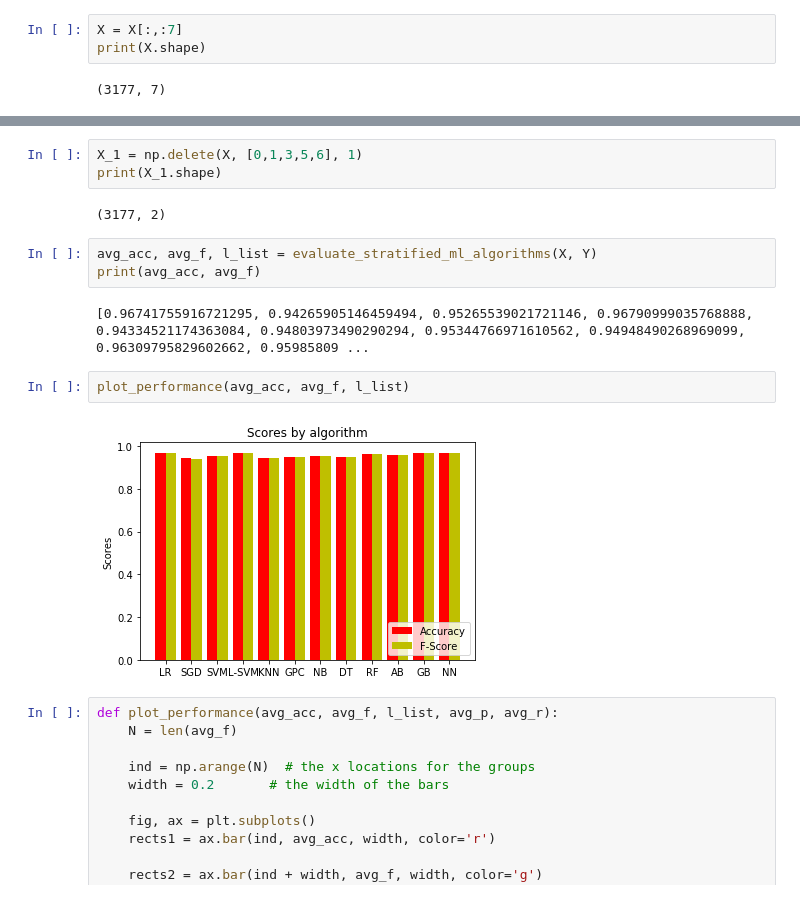
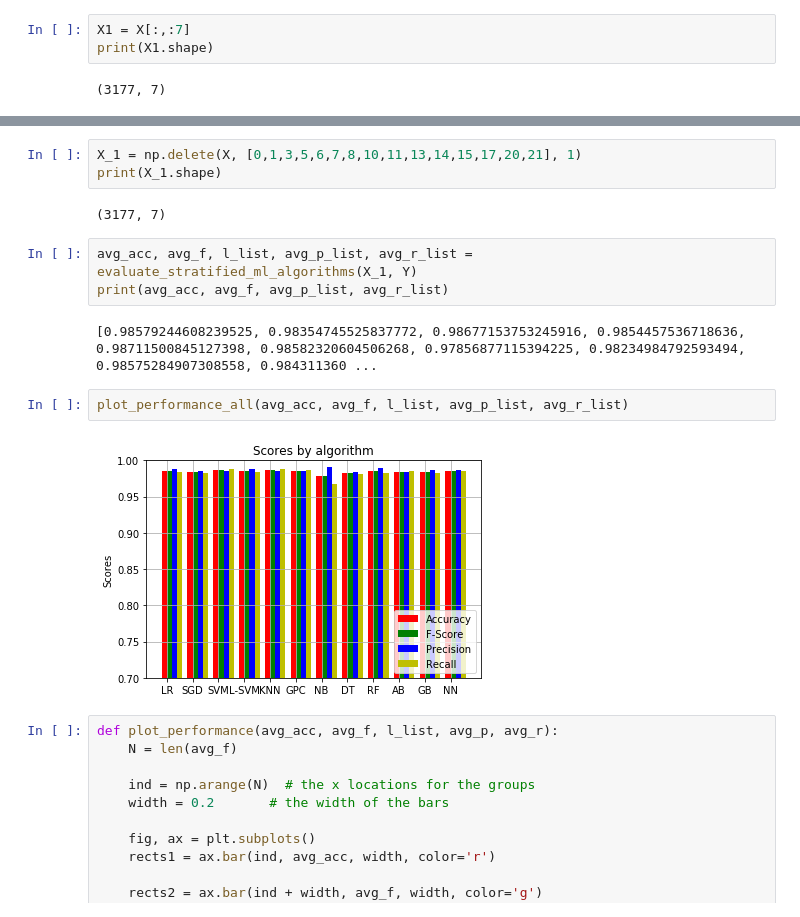
Before and after one commit to nithishr/activity_recognition, a Jupyter notebook: visualize_stairs_escalators.ipynb, the cells around one changed output, grey strips where cells are left out. Drawn from its saved outputs; the diff is of its cells as text.

```diff
--- a/visualize_stairs_escalators.ipynb
+++ b/visualize_stairs_escalators.ipynb
@@ -555,6 +559,6 @@ plot_performance(avg_acc, avg_f, l_list)
 # %%
-X = X[:,:7]
-print(X.shape)
+X1 = X[:,:7]
+print(X1.shape)
 # %% [output]
 (3177, 7)
 # %%
@@ -569,17 +597,17 @@ plot_performance(avg_acc, avg_f, l_list)
 # %%
-X_1 = np.delete(X, [0,1,3,5,6], 1)
+X_1 = np.delete(X, [0,1,3,5,6,7,8,10,11,13,14,15,17,20,21], 1)
 print(X_1.shape)
 # %% [output]
-(3177, 2)
+(3177, 7)
 # %%
-avg_acc, avg_f, l_list = evaluate_stratified_ml_algorithms(X, Y)
-print(avg_acc, avg_f)
+avg_acc, avg_f, l_list, avg_p_list, avg_r_list = evaluate_stratified_ml_algorithms(X_1, Y)
+print(avg_acc, avg_f, avg_p_list, avg_r_list)
 # %% [output]
-[0.96741755916721295, 0.94265905146459494, 0.95265539021721146, 0.96790999035768888, 0.94334521174363084, 0.94803973490290294, 0.95344766971610562, 0.94948490268969099, 0.96309795829602662, 0.95985809 ...
+[0.98579244608239525, 0.98354745525837772, 0.98677153753245916, 0.9854457536718636, 0.98711500845127398, 0.98582320604506268, 0.97856877115394225, 0.98234984792593494, 0.98575284907308558, 0.984311360 ...
 # %%
-plot_performance(avg_acc, avg_f, l_list)
+plot_performance_all(avg_acc, avg_f, l_list, avg_p_list, avg_r_list)
 # %% [output]
-[figure, old version]
+[figure, new version]
 # %%
 def plot_performance(avg_acc, avg_f, l_list, avg_p, avg_r):
     N = len(avg_f)
```
Also changed, not shown: parts of 12 cells of this notebook, 4 other files.
